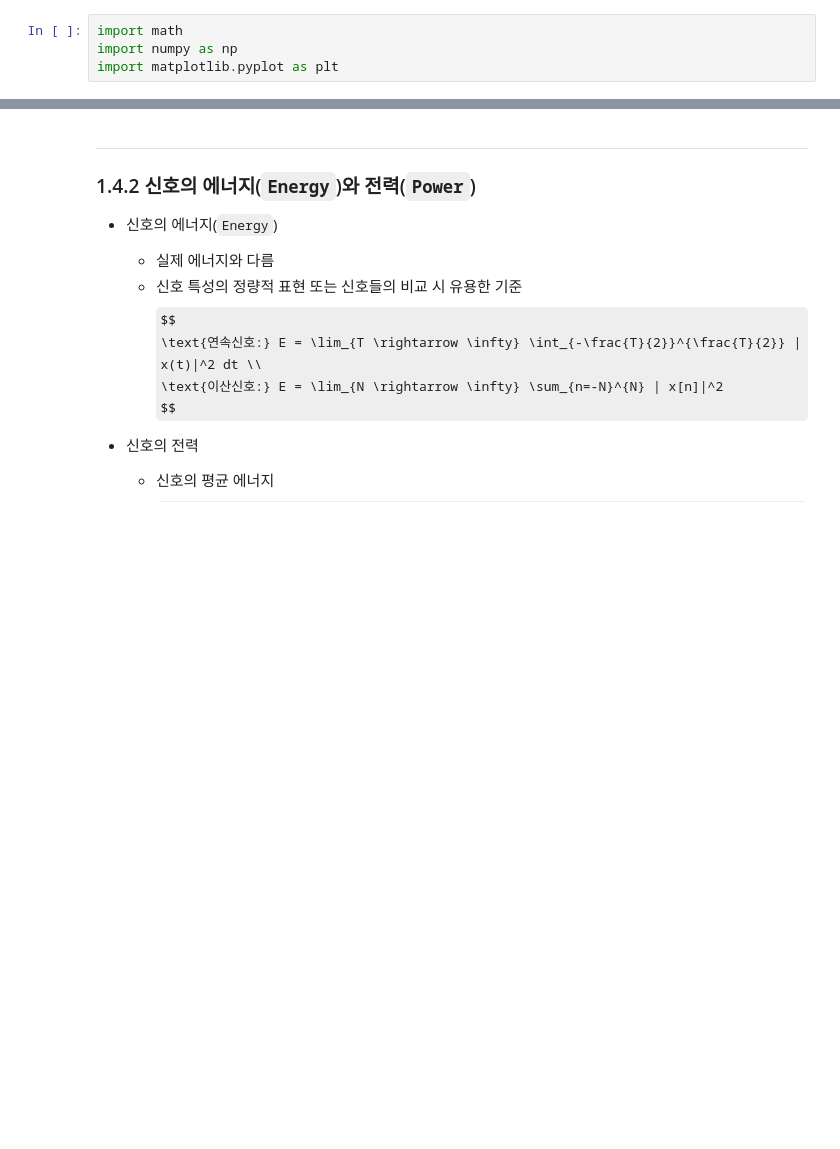
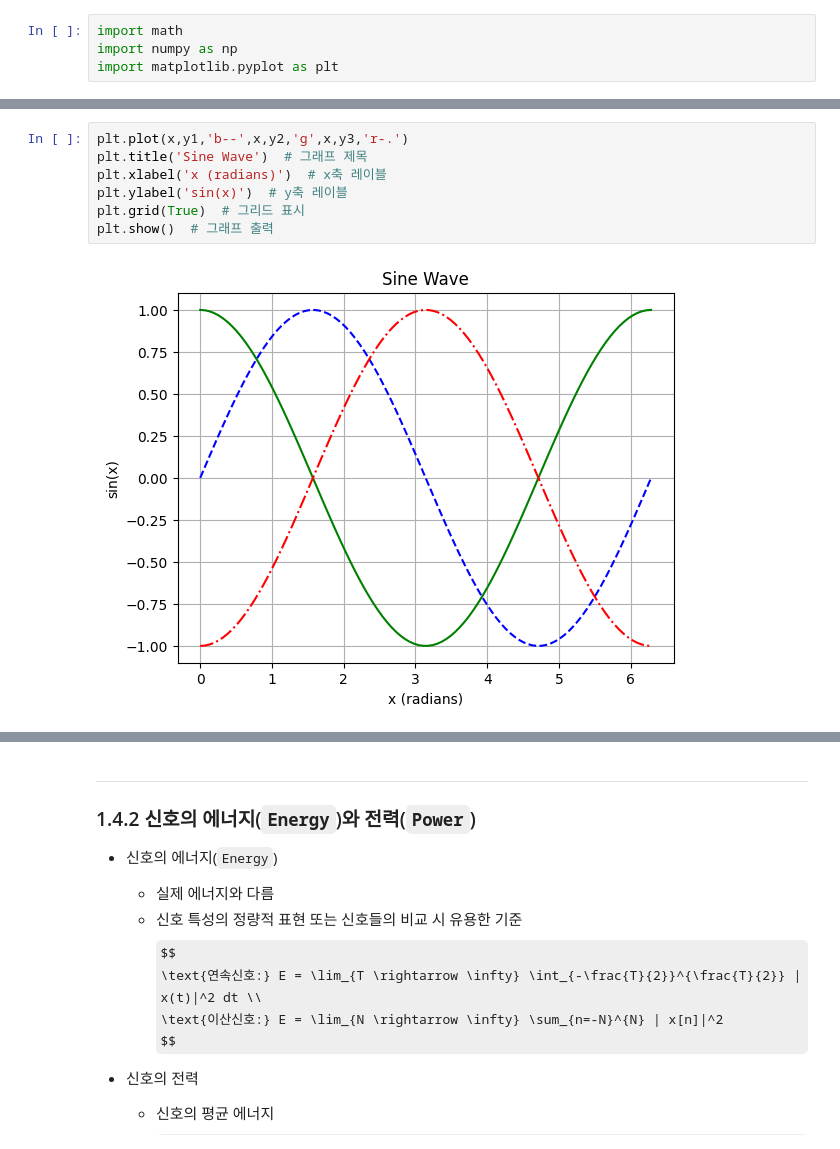
Before and after one commit to jwlee95/DSP_Class2025, a Jupyter notebook: Ch01_디지털_신호_처리의_개요.ipynb, the cells around one changed output, grey strips where cells are left out. Saved outputs shown, nothing was run; the diff lists cells and outputs as text; some formulas as TeX source; blank space fills up the shorter version.

```diff
--- a/Ch01_디지털_신호_처리의_개요.ipynb
+++ b/Ch01_디지털_신호_처리의_개요.ipynb
@@ -417,3 +429,12 @@ plt.plot(t,y1,'b--',t,y2,'g',t,y3,'r-.')
+# %%
+plt.plot(x,y1,'b--',x,y2,'g',x,y3,'r-.')
+plt.title('Sine Wave')  # 그래프 제목
+plt.xlabel('x (radians)')  # x축 레이블
+plt.ylabel('sin(x)')  # y축 레이블
+plt.grid(True)  # 그리드 표시
+plt.show()  # 그래프 출력
+# %% [output]
+[figure, added]
 # %%
 # 2nd Exanples
 x = np.arange(-2*np.pi,2*np.pi,0.01)
```
Also changed, not shown: parts of 8 cells of this notebook.
